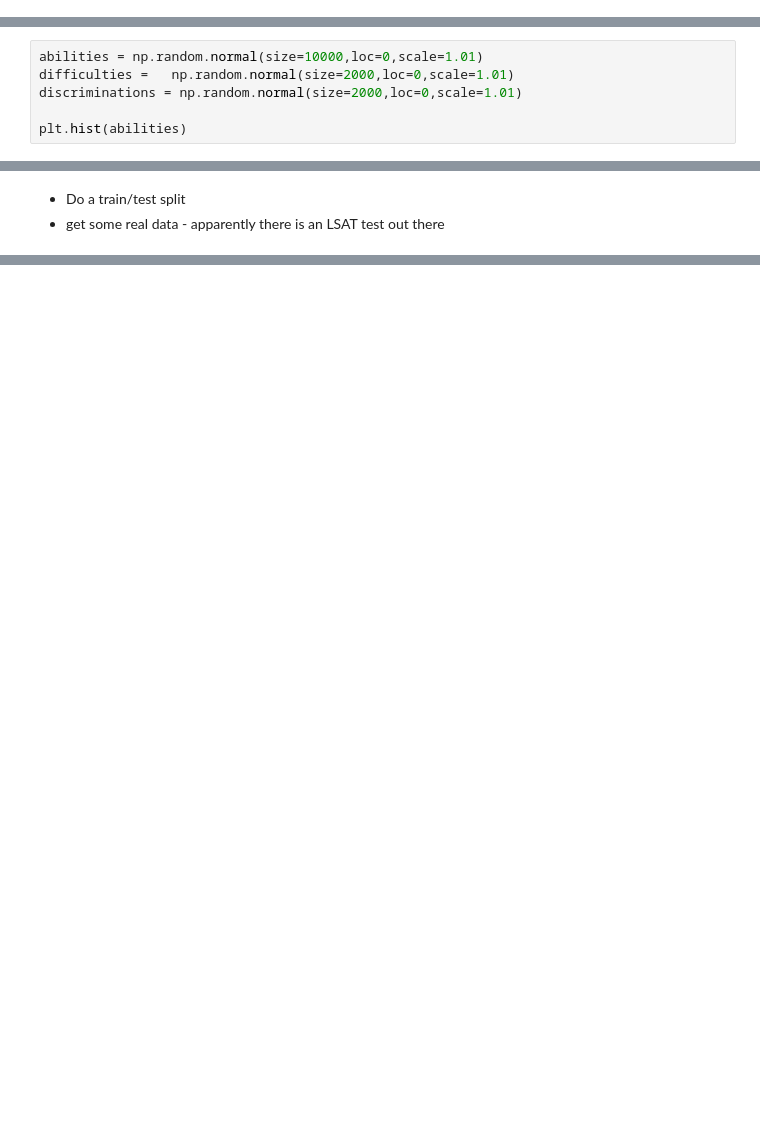
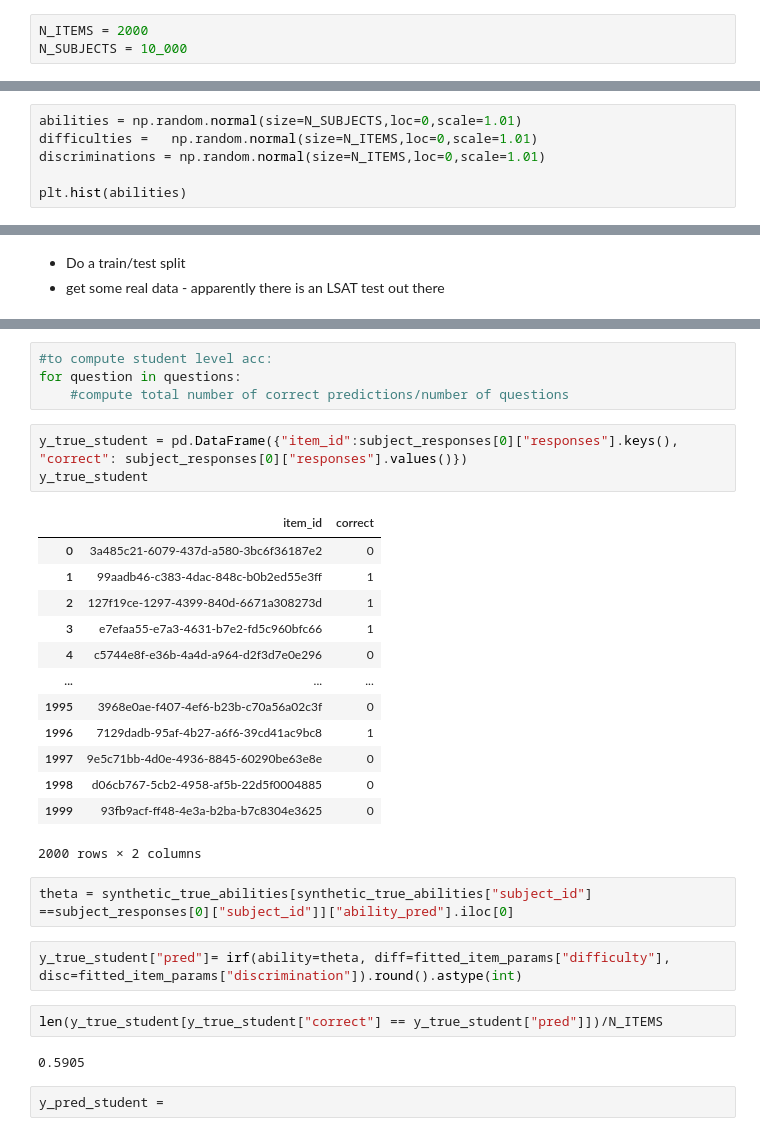
Before and after one commit to daavidstein/IRT, a Jupyter notebook: notebooks/IRT.ipynb, the cells around one changed output, grey strips where cells are left out. Saved outputs shown, nothing was run; the diff lists cells and outputs as text; blank space fills up the shorter version.

```diff
--- a/notebooks/IRT.ipynb
+++ b/notebooks/IRT.ipynb
@@ -7,6 +7,9 @@ import pandas as pd
 from uuid import uuid4
 import json
 import os
+# %%
+N_ITEMS = 2000
+N_SUBJECTS = 10_000
 # %%
 def irf(diff: float, disc: float, ability: float):
     """Item Response (Characteristic) Function
@@ -56,9 +65,9 @@ for disc in np.arange(0,3,0.6):
 # %% [markdown]
 generate some synthetic data
 # %%
-abilities = np.random.normal(size=10000,loc=0,scale=1.01)
-difficulties =   np.random.normal(size=2000,loc=0,scale=1.01)
-discriminations = np.random.normal(size=2000,loc=0,scale=1.01)
+abilities = np.random.normal(size=N_SUBJECTS,loc=0,scale=1.01)
+difficulties =   np.random.normal(size=N_ITEMS,loc=0,scale=1.01)
+discriminations = np.random.normal(size=N_ITEMS,loc=0,scale=1.01)
 
 plt.hist(abilities)
 # %% [output]
@@ -226,0 +293,31 @@ true_pred["ability_pred"].hist()
+# %%
+#to compute student level acc:
+for question in questions:
+    #compute total number of correct predictions/number of questions
+# %%
+y_true_student = pd.DataFrame({"item_id":subject_responses[0]["responses"].keys(), "correct": subject_responses[0]["responses"].values()})
+y_true_student
+# %% [output]
+|  | item_id | correct |
+| 0 | 3a485c21-6079-437d-a580-3bc6f36187e2 | 0 |
+| 1 | 99aadb46-c383-4dac-848c-b0b2ed55e3ff | 1 |
+| 2 | 127f19ce-1297-4399-840d-6671a308273d | 1 |
+| 3 | e7efaa55-e7a3-4631-b7e2-fd5c960bfc66 | 1 |
+| 4 | c5744e8f-e36b-4a4d-a964-d2f3d7e0e296 | 0 |
+| ... | ... | ... |
+| 1995 | 3968e0ae-f407-4ef6-b23b-c70a56a02c3f | 0 |
+| 1996 | 7129dadb-95af-4b27-a6f6-39cd41ac9bc8 | 1 |
+| 1997 | 9e5c71bb-4d0e-4936-8845-60290be63e8e | 0 |
+| 1998 | d06cb767-5cb2-4958-af5b-22d5f0004885 | 0 |
+| 1999 | 93fb9acf-ff48-4e3a-b2ba-b7c8304e3625 | 0 |
+2000 rows × 2 columns
+# %%
+theta = synthetic_true_abilities[synthetic_true_abilities["subject_id"] ==subject_responses[0]["subject_id"]]["ability_pred"].iloc[0]
+# %%
+y_true_student["pred"]= irf(ability=theta, diff=fitted_item_params["difficulty"], disc=fitted_item_params["discrimination"]).round().astype(int)
+# %%
+len(y_true_student[y_true_student["correct"] == y_true_student["pred"]])/N_ITEMS
+# %% [output]
+0.5905
+# %%
+y_pred_student =
```
Also changed, not shown: parts of 24 cells of this notebook.
